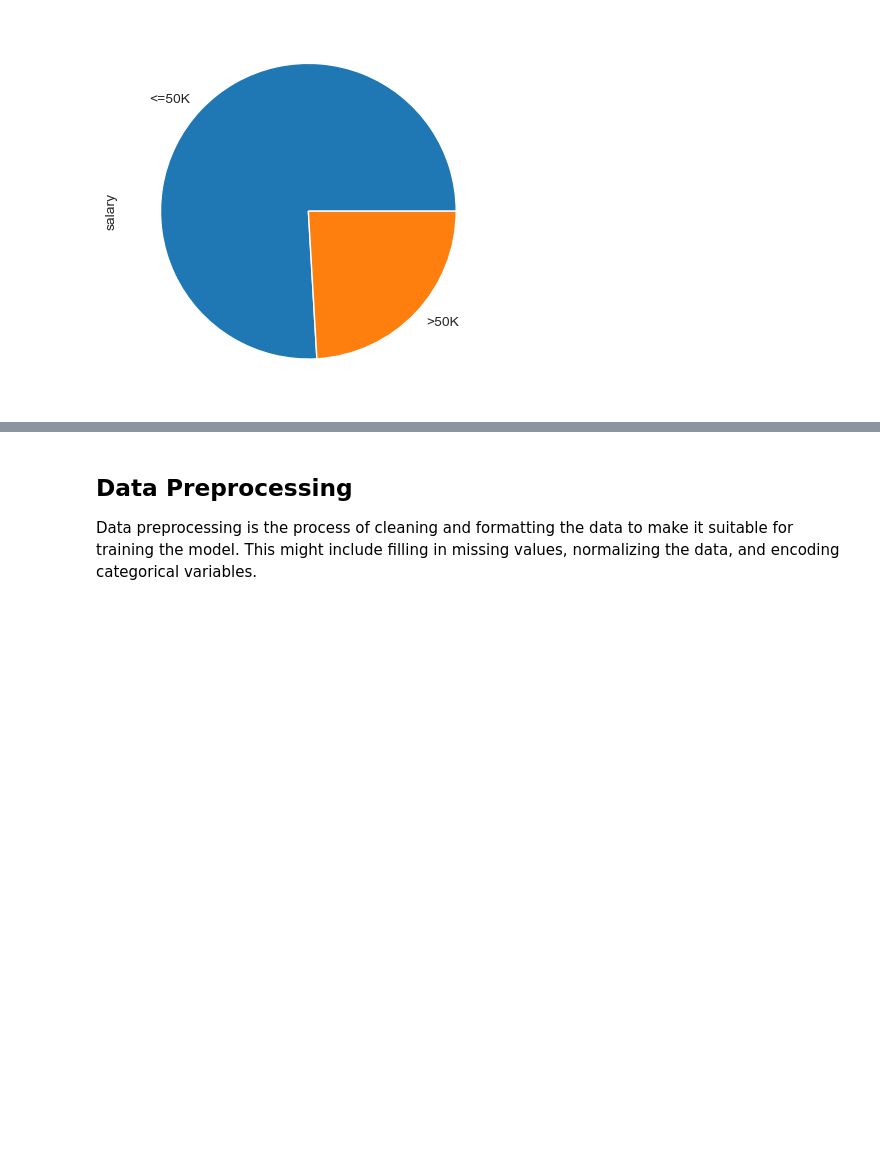
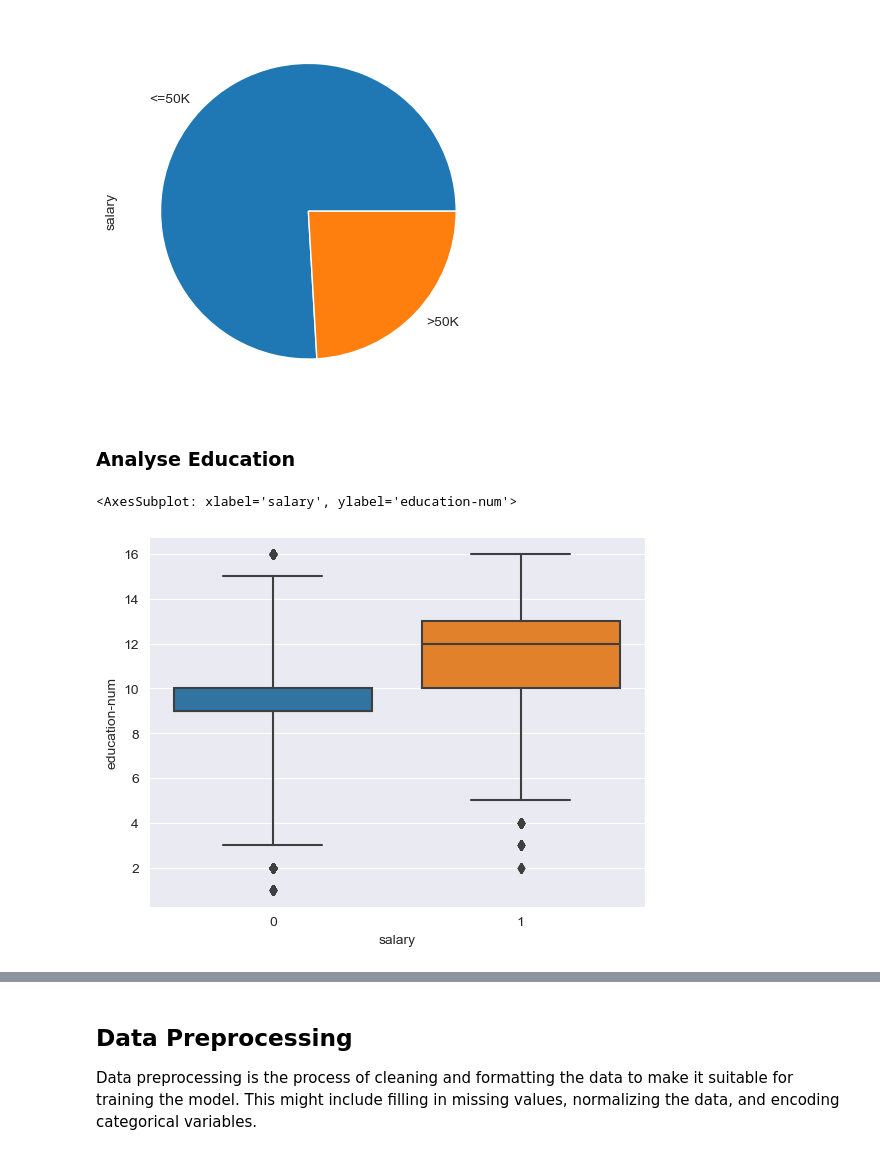
Before and after one commit to markusremplbauer/ai-census, a Jupyter notebook: ai-census.ipynb, the cells around one changed output, grey strips where cells are left out. Cells and saved outputs as stored; diff of their text form; code cells hidden in the pictures; blank space fills up the shorter version.

Commit message:
add visualisation for numerical values

```diff
--- a/ai-census.ipynb
+++ b/ai-census.ipynb
@@ -276,3 +276,12 @@ import matplotlib.pyplot as plt
 df_census['salary'].value_counts().plot(kind='pie');
 # %% [output]
 [figure]
+# %%
+df_census['salary'] = df_census['salary'].map(lambda salary: 0 if salary == '<=50K' else 1)
+# %% [markdown]
+### Analyse Education
+# %%
+sns.boxplot(data=df_census, x='salary', y='education-num', whis=[1, 99])
+# %% [output]
+<AxesSubplot: xlabel='salary', ylabel='education-num'>
+[figure, added]
```
Also changed, not shown: parts of 23 cells of this notebook.
